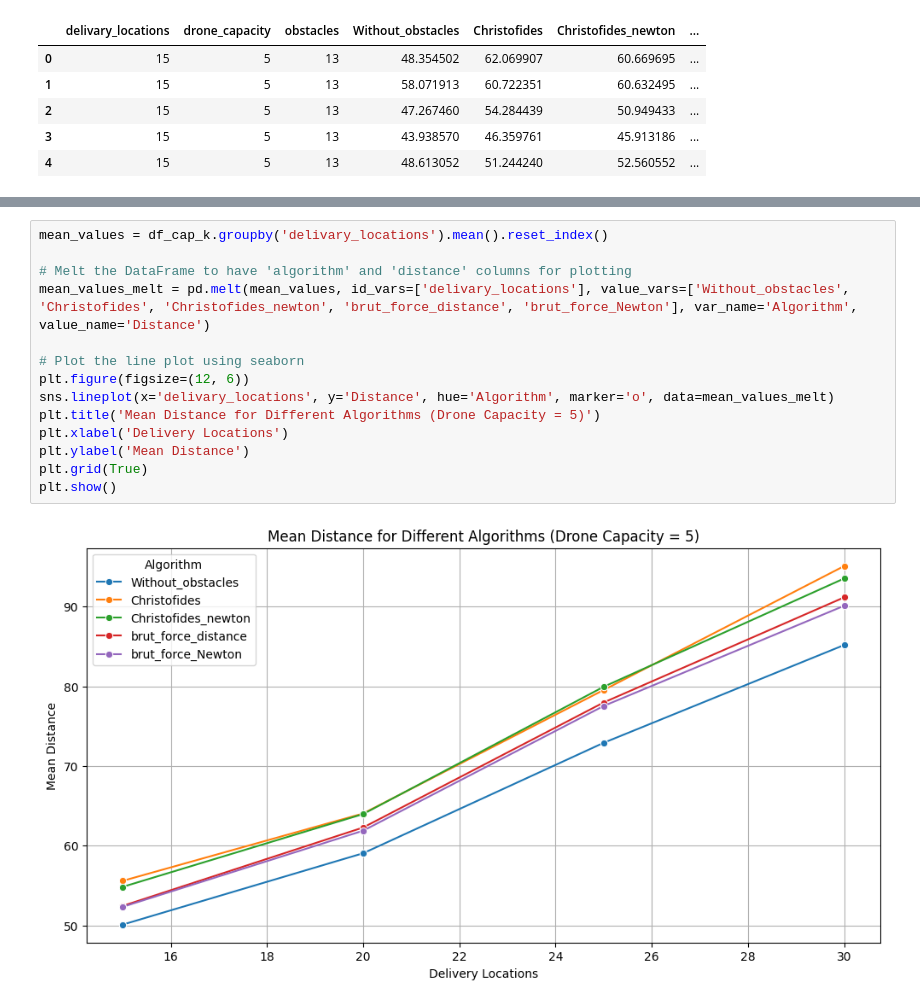
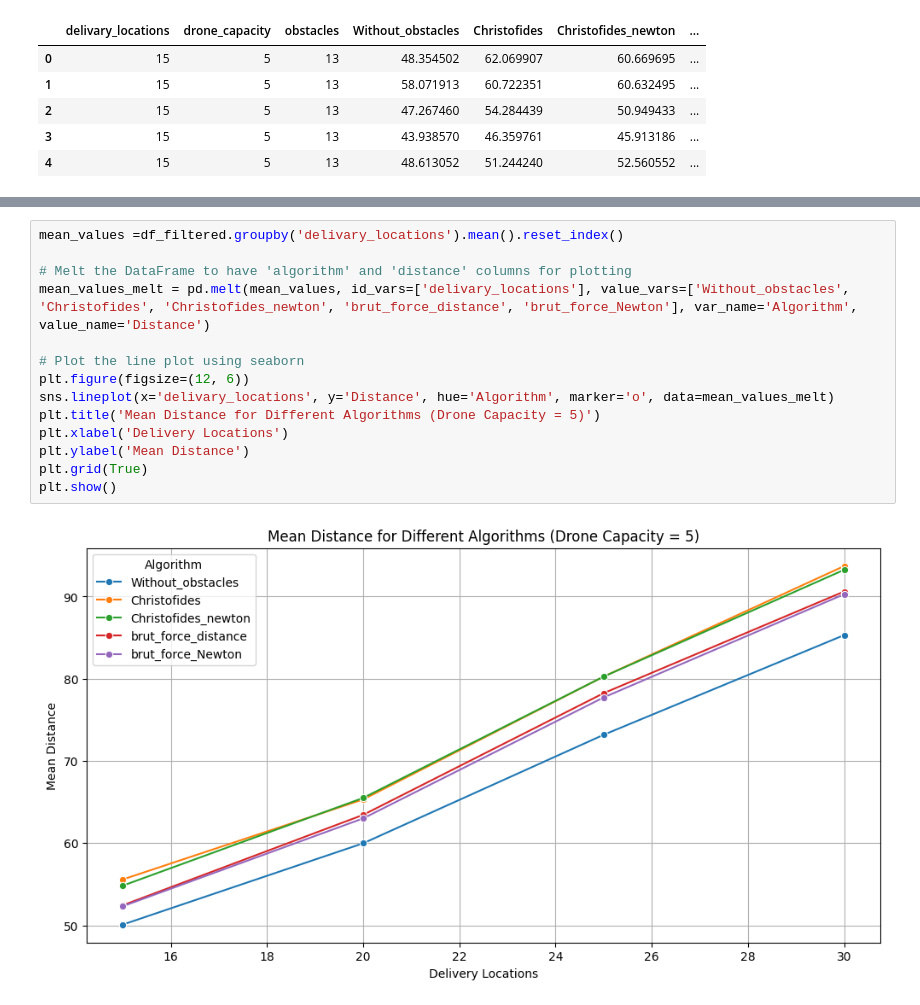
Before and after one commit to Grey-Hat-07/drone_obstacle, a Jupyter notebook: Drone_performance_k.ipynb, the cells around one changed output, grey strips where cells are left out. Drawn from its saved outputs; the diff is of its cells as text.

```diff
--- a/Drone_performance_k.ipynb
+++ b/Drone_performance_k.ipynb
@@ -26,17 +26,17 @@ df_filtered.tail()
 # %%
-mean_values = df_cap_k.groupby('delivary_locations').mean().reset_index()
+mean_values =df_filtered.groupby('delivary_locations').mean().reset_index()
 
 # Melt the DataFrame to have 'algorithm' and 'distance' columns for plotting
 mean_values_melt = pd.melt(mean_values, id_vars=['delivary_locations'], value_vars=['Without_obstacles', 'Christofides', 'Christofides_newton', 'brut_force_distance', 'brut_force_Newton'], var_name='Algorithm', value_name='Distance')
 
 # Plot the line plot using seaborn
 plt.figure(figsize=(12, 6))
 sns.lineplot(x='delivary_locations', y='Distance', hue='Algorithm', marker='o', data=mean_values_melt)
 plt.title('Mean Distance for Different Algorithms (Drone Capacity = 5)')
 plt.xlabel('Delivery Locations')
 plt.ylabel('Mean Distance')
 plt.grid(True)
 plt.show()
 # %% [output]
-[figure, old version]
+[figure, new version]
 # %%
```
Also changed, not shown: parts of 4 cells of this notebook, 3 other files.
